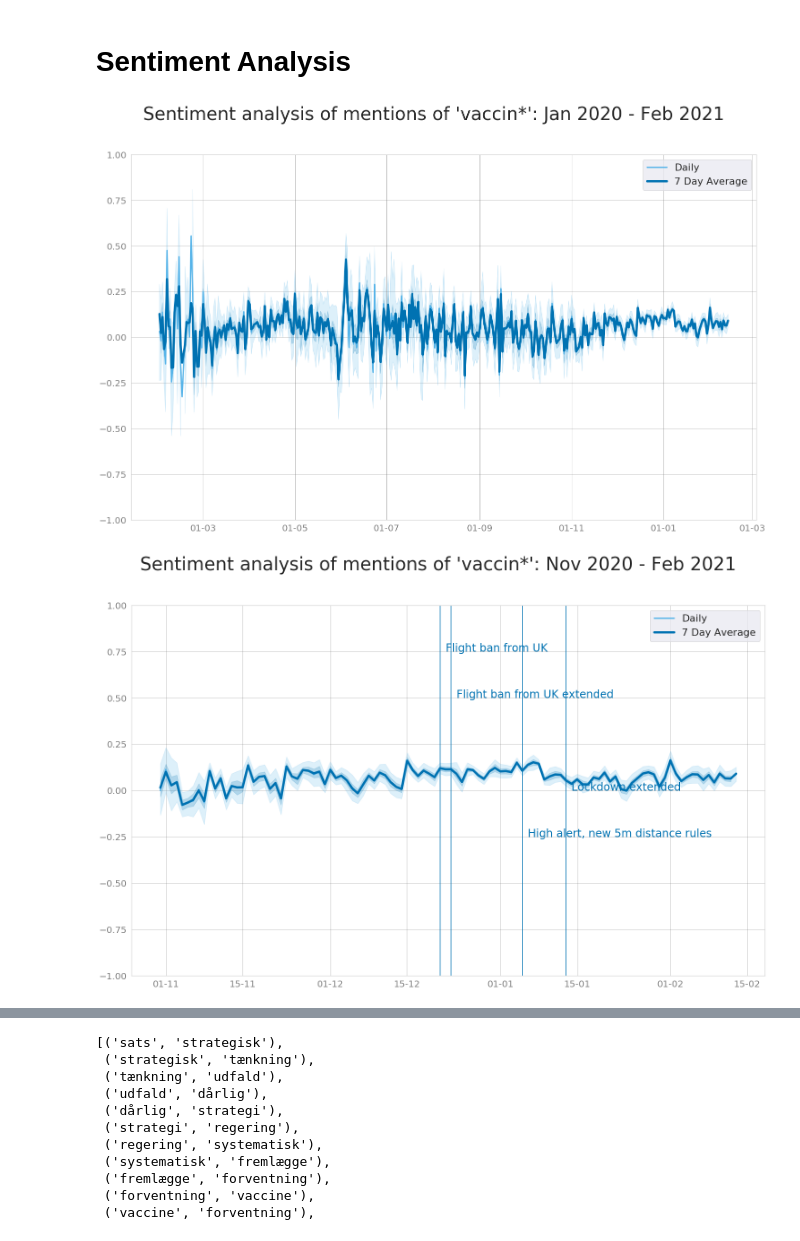
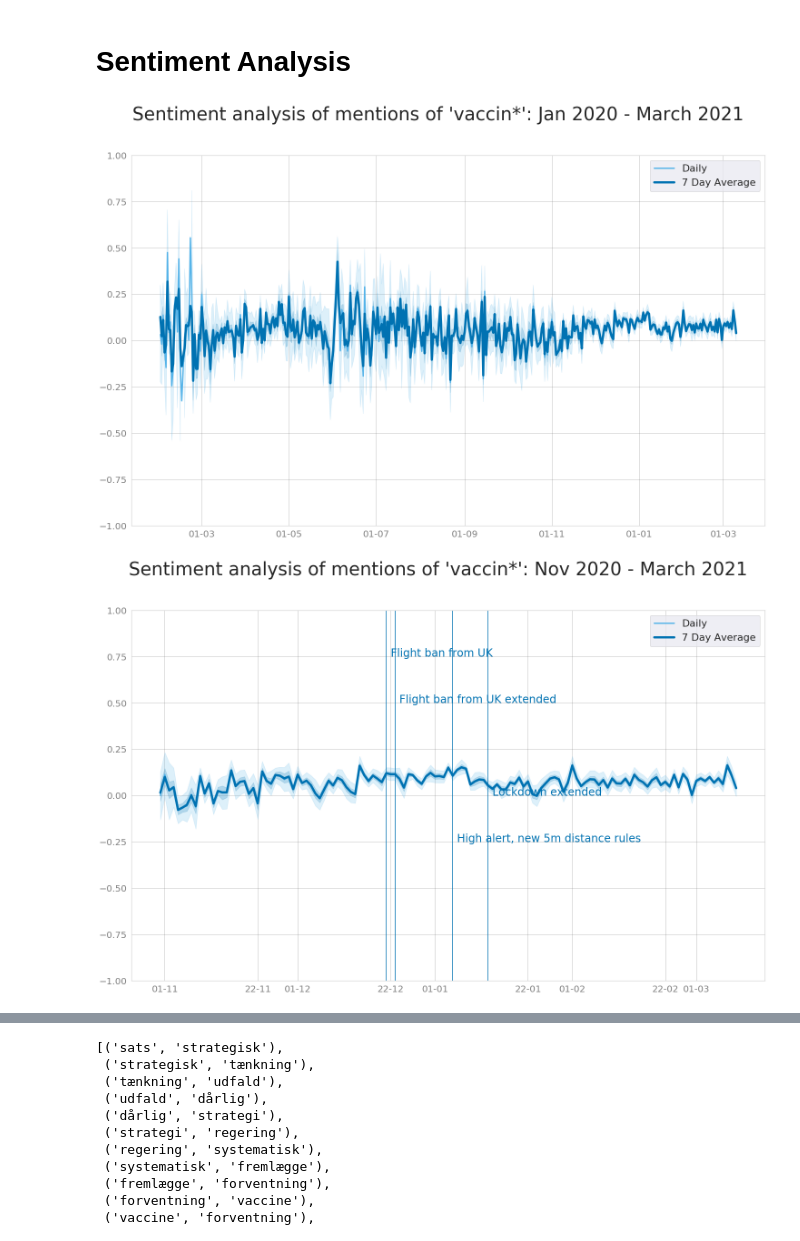
Before and after one commit to centre-for-humanities-computing/hope-vaccines-twitter, a Jupyter notebook: explore_and_visualize.ipynb, the cells around one changed output, grey strips where cells are left out. Cells and saved outputs as stored; diff of their text form; code cells hidden in the pictures.

```diff
--- a/explore_and_visualize.ipynb
+++ b/explore_and_visualize.ipynb
@@ -362,7 +362,7 @@ date_form = mdates.DateFormatter("%d-%m")
 ax1.xaxis.set_major_formatter(date_form)
 
 
-fig.suptitle("Sentiment analysis of mentions of 'vaccin*': Jan 2020 - Feb 2021", size = "40")
+fig.suptitle("Sentiment analysis of mentions of 'vaccin*': Jan 2020 - March 2021", size = "40")
 #ax1.set_title('Level 1', fontsize=30)
 
 #ax1.legend_.remove()
@@ -373,10 +373,10 @@ fig.savefig(plot_name)
 
 fig.show()
 # %% [output]
-[figure, old version]
+[figure, new version]
 # %%
-# Now from 1.11 - January
-mask = (df['date'] > '2020-10-30') & (df['date'] <= '2021-2-20')
+# Now from 1.11 - March
+mask = (df['date'] > '2020-10-30') & (df['date'] <= '2021-04-01')
 winter_df = df.loc[mask]
 # %%
 matplotlib.rc('ytick', labelsize=20)
@@ -417,35 +417,35 @@ plt.text(x = dt.datetime(2021, 1, 6), # x-coordinate position of data label, adj
  color = palette[5])
 
 plt.axvline(dt.datetime(2021, 1, 13), color=palette[5])
 plt.text(x = dt.datetime(2021, 1, 14), # x-coordinate position of data label, adjusted to be 3 right of the data point
  y = 0,#clean_df[clean_df["date"] == "2021-01-13"]["compound_7day_ave"].reset_index(drop=True)[0], # y-coordinate position of data label, to take max height
  s = 'Lockdown extended', # data label
  color = palette[5])
 
 ax1.set(xlabel="", ylabel = "")
 ax1.xaxis.get_label().set_fontsize(40)
 ax1.yaxis.get_label().set_fontsize(40)
 
 ax1.grid(color='grey', linestyle='-', linewidth=0.5, which= "both")
 
 # Define the date format
 ax1.xaxis_date()
 date_form = mdates.DateFormatter("%d-%m")
 ax1.xaxis.set_major_formatter(date_form)
 
 
-fig.suptitle("Sentiment analysis of mentions of 'vaccin*': Nov 2020 - Feb 2021", size = "40")
+fig.suptitle("Sentiment analysis of mentions of 'vaccin*': Nov 2020 - March 2021", size = "40")
 #ax1.set_title('Level 1', fontsize=30)
 
 #ax1.legend_.remove()
 ax1.set(ylim=(-1, 1))
 
 plot_name = "fig/sentiment_compound_winter.png"
 fig.savefig(plot_name)
 
 fig.show()
 # %% [output]
-[figure, old version]
+[figure, new version]
 # %%
 import spacy
 import string
```
Also changed, not shown: parts of 18 cells of this notebook, 9 other files.
